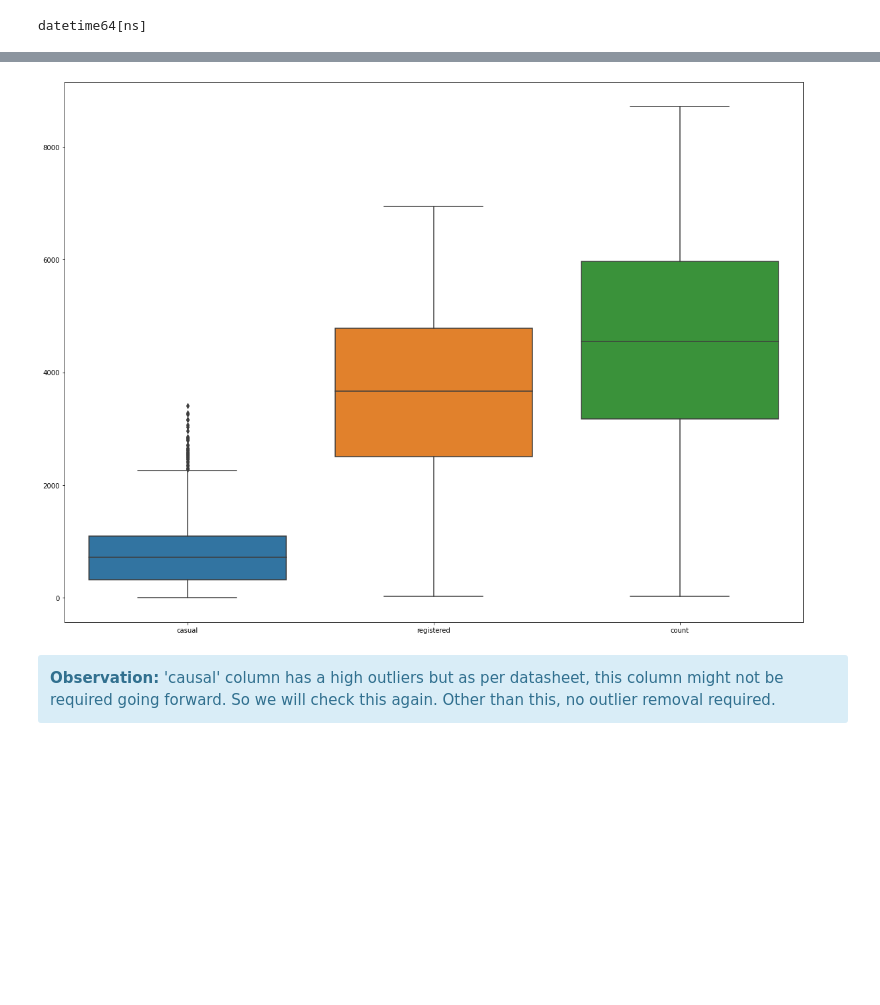
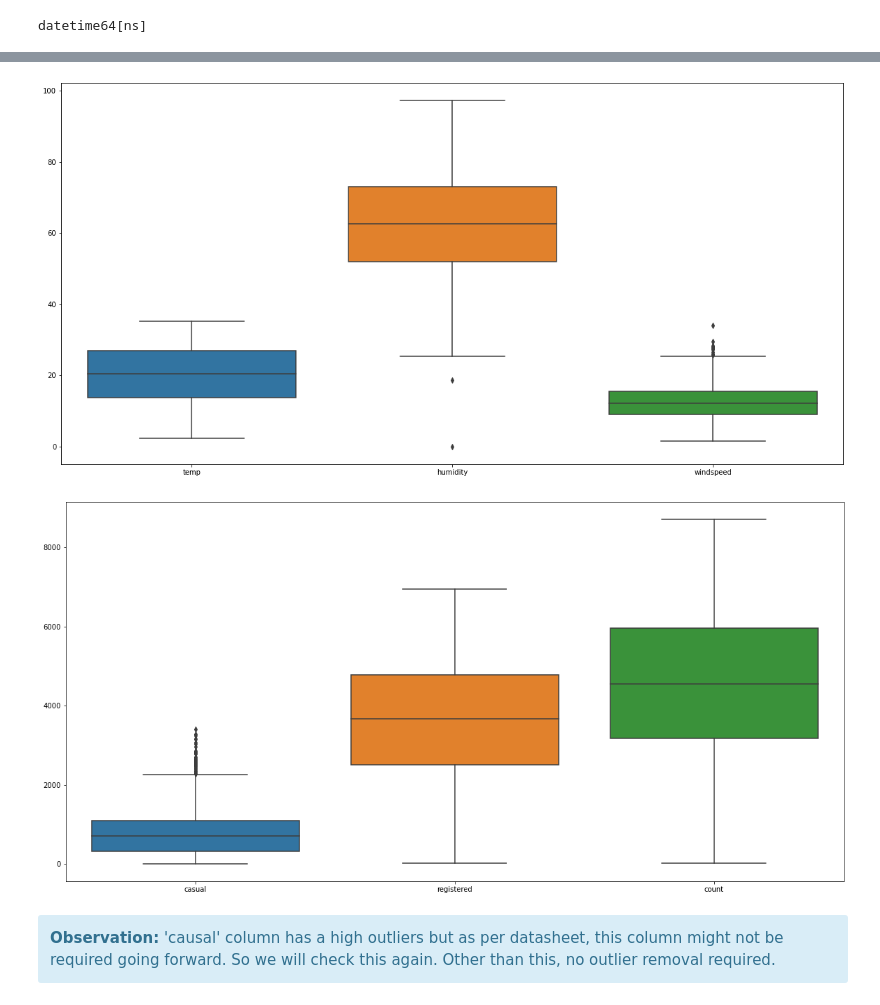
Before and after one commit to bappa-2000/boombikes-lr, a Jupyter notebook: BoomBikes_LR.ipynb, the cells around one changed output, grey strips where cells are left out. Drawn from its saved outputs; the diff is of its cells as text; code cells hidden in the pictures; blank space fills up the shorter version.

```diff
--- a/BoomBikes_LR.ipynb
+++ b/BoomBikes_LR.ipynb
@@ -195,6 +190,0 @@ plt.show()
-# %%
-plt.figure(figsize = (20, 15))
-sns.boxplot(data = bb_df[['casual', 'registered', 'count']])
-plt.show()
-# %% [output]
-[figure, removed]
@@ -214,0 +191,12 @@ plt.show()
+# %%
+plt.figure(figsize = (20, 10))
+sns.boxplot(data = bb_df[['temp', 'humidity', 'windspeed']])
+plt.show()
+# %% [output]
+[figure, added]
+# %%
+plt.figure(figsize = (20, 10))
+sns.boxplot(data = bb_df[['casual', 'registered', 'count']])
+plt.show()
+# %% [output]
+[figure, added]
```
Also changed, not shown: parts of 29 cells of this notebook.
